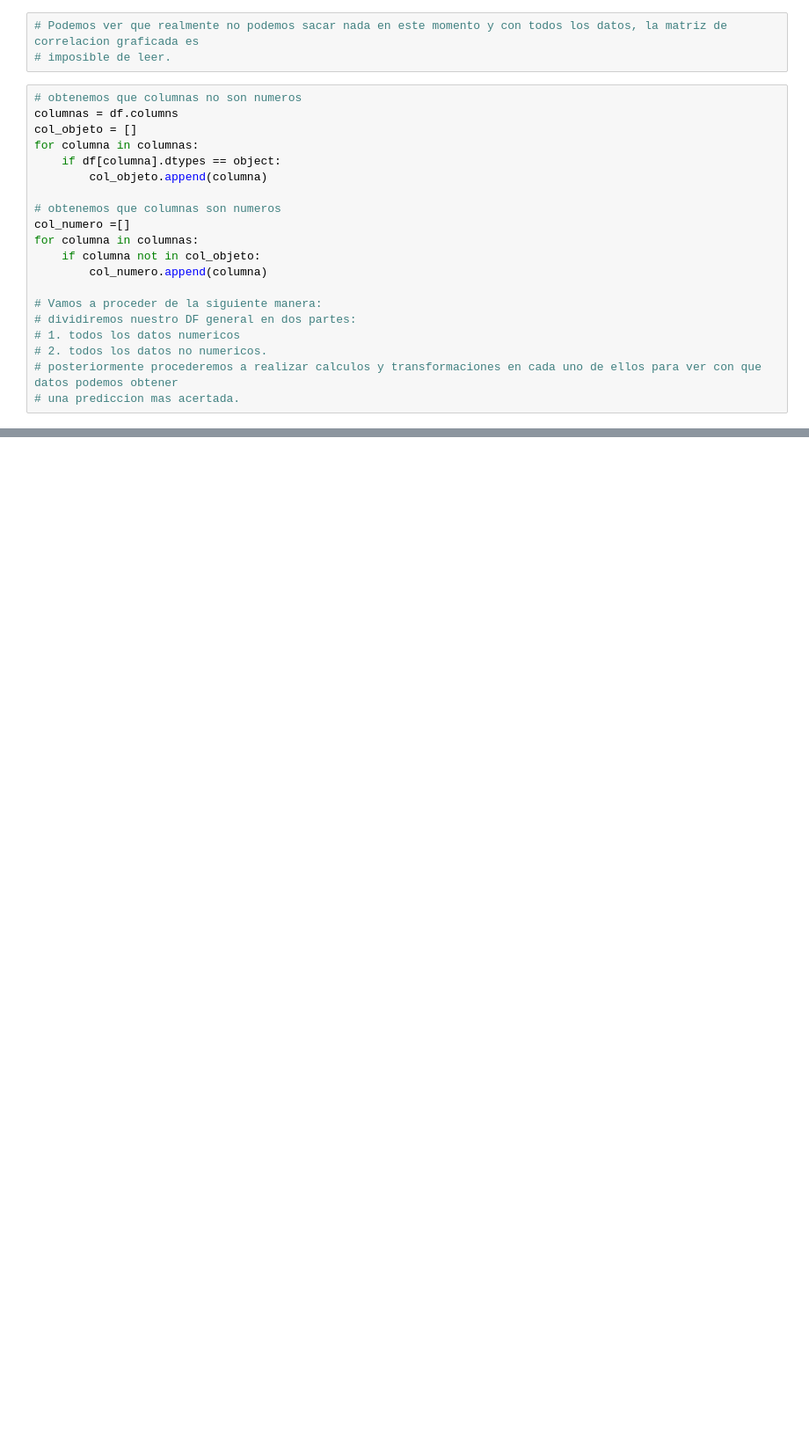
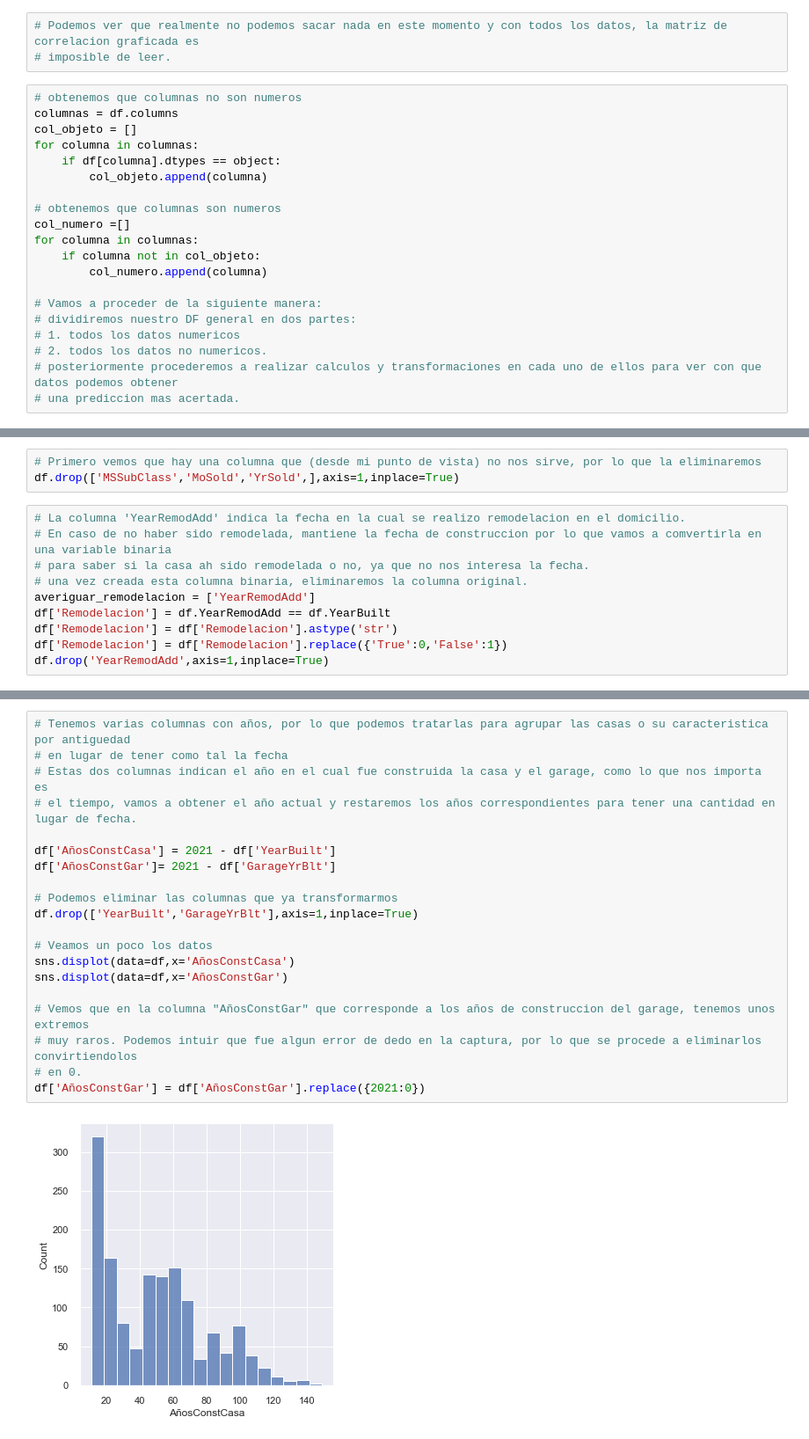
Before and after one commit to ta-data-mexpt/statistical-analysis-project, a Jupyter notebook: Proyecto_5_Ricardo_Fuentes.ipynb, the cells around one changed output, grey strips where cells are left out. Shown at 88% size. Cells and saved outputs as stored; diff of their text form; blank space fills up the shorter version.

```diff
--- a/Proyecto_5_Ricardo_Fuentes.ipynb
+++ b/Proyecto_5_Ricardo_Fuentes.ipynb
@@ -272,0 +378,13 @@ for columna in columnas:
+# %%
+# Primero vemos que hay una columna que (desde mi punto de vista) no nos sirve, por lo que la eliminaremos
+df.drop(['MSSubClass','MoSold','YrSold',],axis=1,inplace=True)
+# %%
+# La columna 'YearRemodAdd' indica la fecha en la cual se realizo remodelacion en el domicilio.
+# En caso de no haber sido remodelada, mantiene la fecha de construccion por lo que vamos a comvertirla en una variable binaria
+# para saber si la casa ah sido remodelada o no, ya que no nos interesa la fecha.
+# una vez creada esta columna binaria, eliminaremos la columna original.
+averiguar_remodelacion = ['YearRemodAdd']
+df['Remodelacion'] = df.YearRemodAdd == df.YearBuilt
+df['Remodelacion'] = df['Remodelacion'].astype('str')
+df['Remodelacion'] = df['Remodelacion'].replace({'True':0,'False':1})
+df.drop('YearRemodAdd',axis=1,inplace=True)
@@ -272,0 +401,22 @@ for columna in columnas:
+# %%
+# Tenemos varias columnas con años, por lo que podemos tratarlas para agrupar las casas o su caracteristica por antiguedad
+# en lugar de tener como tal la fecha
+# Estas dos columnas indican el año en el cual fue construida la casa y el garage, como lo que nos importa es
+# el tiempo, vamos a obtener el año actual y restaremos los años correspondientes para tener una cantidad en lugar de fecha.
+
+df['AñosConstCasa'] = 2021 - df['YearBuilt']
+df['AñosConstGar']= 2021 - df['GarageYrBlt']
+
+# Podemos eliminar las columnas que ya transformarmos
+df.drop(['YearBuilt','GarageYrBlt'],axis=1,inplace=True)
+
+# Veamos un poco los datos
+sns.displot(data=df,x='AñosConstCasa')
+sns.displot(data=df,x='AñosConstGar')
+
+# Vemos que en la columna "AñosConstGar" que corresponde a los años de construccion del garage, tenemos unos extremos
+# muy raros. Podemos intuir que fue algun error de dedo en la captura, por lo que se procede a eliminarlos convirtiendolos
+# en 0.
+df['AñosConstGar'] = df['AñosConstGar'].replace({2021:0})
+# %% [output]
+[figure, added]
```
Also changed, not shown: parts of 42 cells of this notebook, 1 other file.
